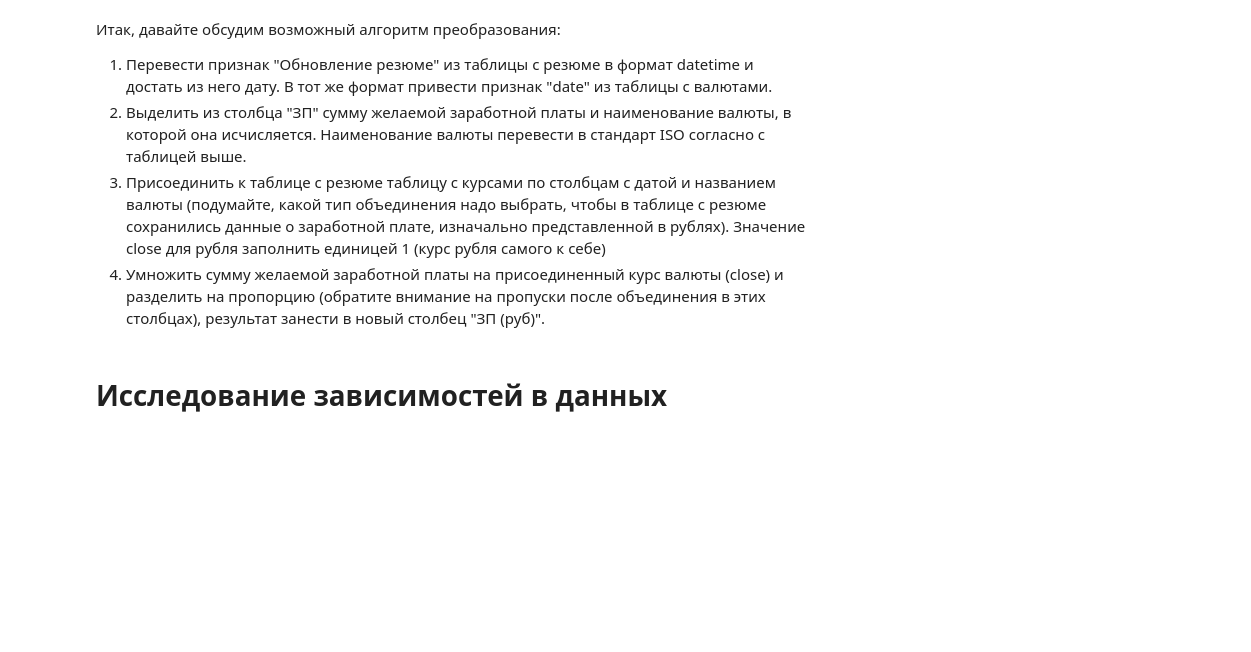
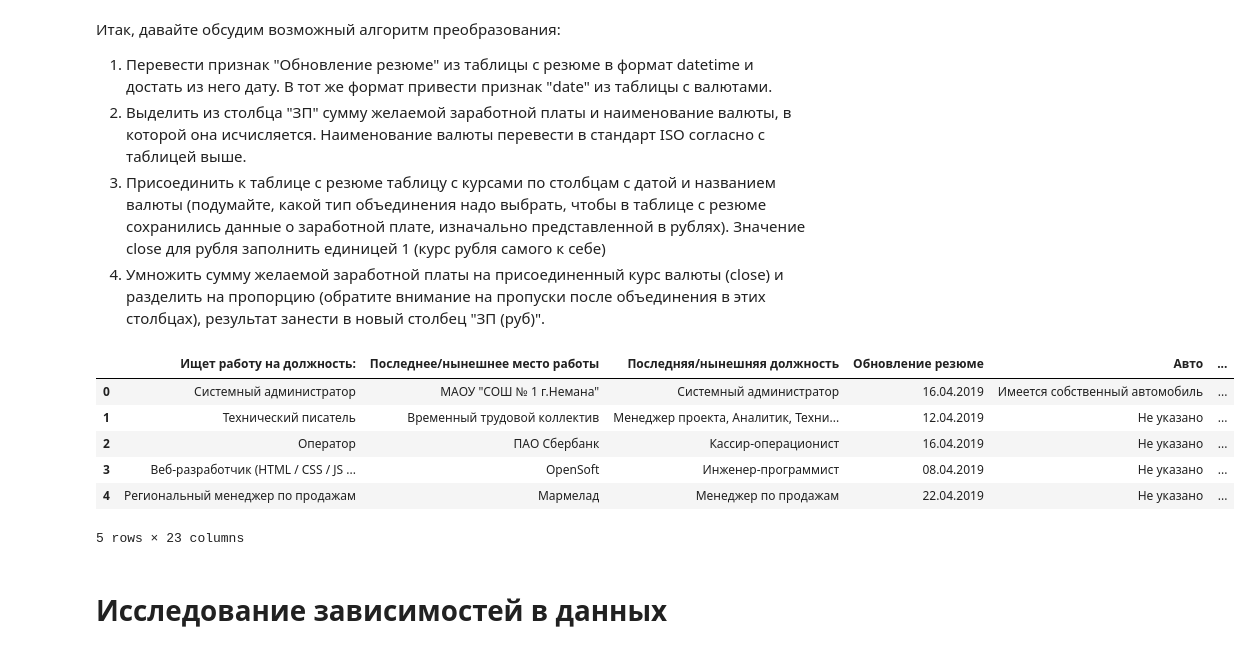
Before and after one commit to feelingcxld/SkillFactory, a Jupyter notebook: HeadHunterResumeAnalysis/hh_resume_analysis.ipynb, the cells around one changed output. Cells and saved outputs as stored; diff of their text form; code cells hidden in the pictures; blank space fills up the shorter version.

```diff
--- a/HeadHunterResumeAnalysis/hh_resume_analysis.ipynb
+++ b/HeadHunterResumeAnalysis/hh_resume_analysis.ipynb
@@ -437,3 +435,48 @@ hh_df.head()
+# %%
+# Чтение данных с курсами валют
+exchange_rate_data = pd.read_csv('data/ExchangeRates.csv')
+# Избавление от ненужных признаков
+exchange_rate_data = exchange_rate_data.drop(['per', 'time', 'vol'], axis=1)
+# Конвертация признака 'date' в формат 'datetime'
+exchange_rate_data['date'] = pd.to_datetime(exchange_rate_data['date'], format='%d/%m/%y')
+
+# Создание нового признака 'date' с датой обновления резюме
+hh_df['Обновление резюме'] = hh_df['Обновление резюме'].apply(lambda x: x.split()[0])
+hh_df['date'] = pd.to_datetime(hh_df['Обновление резюме'], dayfirst=True)
+
+# Вынос валюты в отдельный признак и приведение его в стандарт ISO
+currency_map = {
+    'руб.': 'RUB',
+    'бел.руб.': 'BYN',
+    'грн.': 'UAH',
+    'сум': 'UZS'
+}
+
+hh_df['currency'] = hh_df['ЗП'].apply(lambda x: x.split()[-1])
+hh_df['currency'] = hh_df['currency'].apply(lambda x: currency_map[x] if x in currency_map else x)
+
+# Конвертация признака 'ЗП' в тип данных 'float'
+hh_df['ЗП'] = hh_df['ЗП'].apply(lambda x: x.split()[0]).astype('float')
+
+# Объединение двух датасетов и заполнение пустых значений
+hh_df = hh_df.merge(exchange_rate_data, how='left', on=['date', 'currency'])
+hh_df[['close', 'proportion']] = hh_df[['close', 'proportion']].fillna(1)
+
+# Создание нового признака 'ЗП (руб)'
+hh_df['ЗП (руб)'] = hh_df['ЗП'] * hh_df['close'] / hh_df['proportion']
+
+# Избавление от лишних признаков
+hh_df = hh_df.drop(['ЗП', 'date', 'currency', 'close', 'proportion'], axis=1)
+
+hh_df.head()
+# %% [output]
+|  | Ищет работу на должность: | Последнее/нынешнее место работы | Последняя/нынешняя должность | Обновление резюме | Авто | ... |
+| 0 | Системный администратор | МАОУ "СОШ № 1 г.Немана" | Системный администратор | 16.04.2019 | Имеется собственный автомобиль | ... |
+| 1 | Технический писатель | Временный трудовой коллектив | Менеджер проекта, Аналитик, Техни... | 12.04.2019 | Не указано | ... |
+| 2 | Оператор | ПАО Сбербанк | Кассир-операционист | 16.04.2019 | Не указано | ... |
+| 3 | Веб-разработчик (HTML / CSS / JS ... | OpenSoft | Инженер-программист | 08.04.2019 | Не указано | ... |
+| 4 | Региональный менеджер по продажам | Мармелад | Менеджер по продажам | 22.04.2019 | Не указано | ... |
+5 rows × 23 columns
 # %% [markdown]
 # Исследование зависимостей в данных
 # %% [markdown]
```
Also changed, not shown: parts of 6 cells of this notebook.
